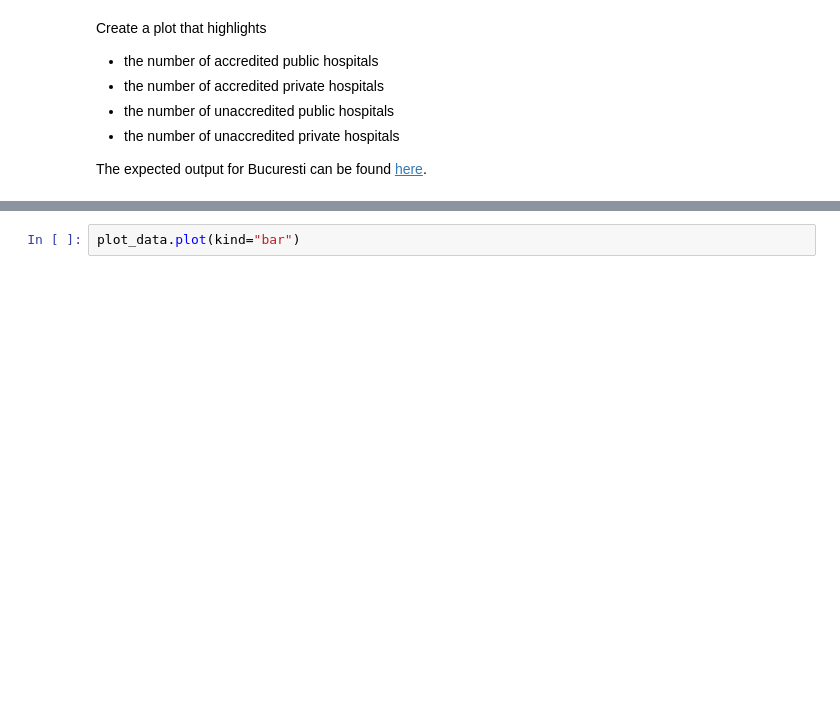
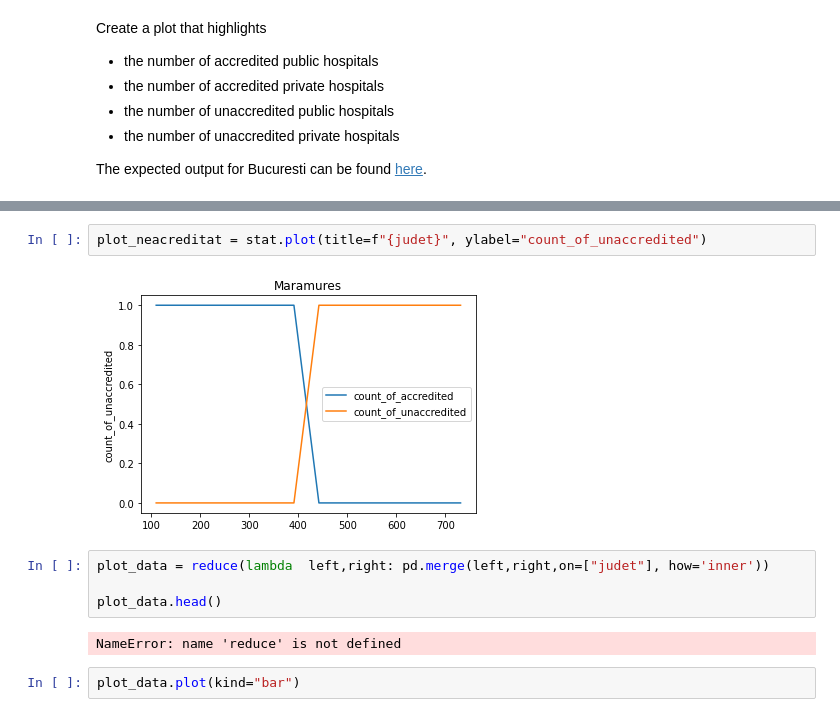
Before and after one commit to autrefois/bootcamp, a Jupyter notebook: 2022/python_workshop/notebooks/10_test.ipynb, the cells around one changed output, grey strips where cells are left out. Saved outputs shown, nothing was run; the diff lists cells and outputs as text; blank space fills up the shorter version.

```diff
--- a/2022/python_workshop/notebooks/10_test.ipynb
+++ b/2022/python_workshop/notebooks/10_test.ipynb
@@ -133,2 +307,12 @@ plot_data.head()
+# %%
+plot_neacreditat = stat.plot(title=f"{judet}", ylabel="count_of_unaccredited")
+# %% [output]
+[figure, added]
+# %%
+plot_data = reduce(lambda  left,right: pd.merge(left,right,on=["judet"], how='inner'))
+
+plot_data.head()
+# %% [output]
+NameError: name 'reduce' is not defined
 # %%
 plot_data.plot(kind="bar")
```
Also changed, not shown: parts of 23 cells of this notebook, 2 other files.
